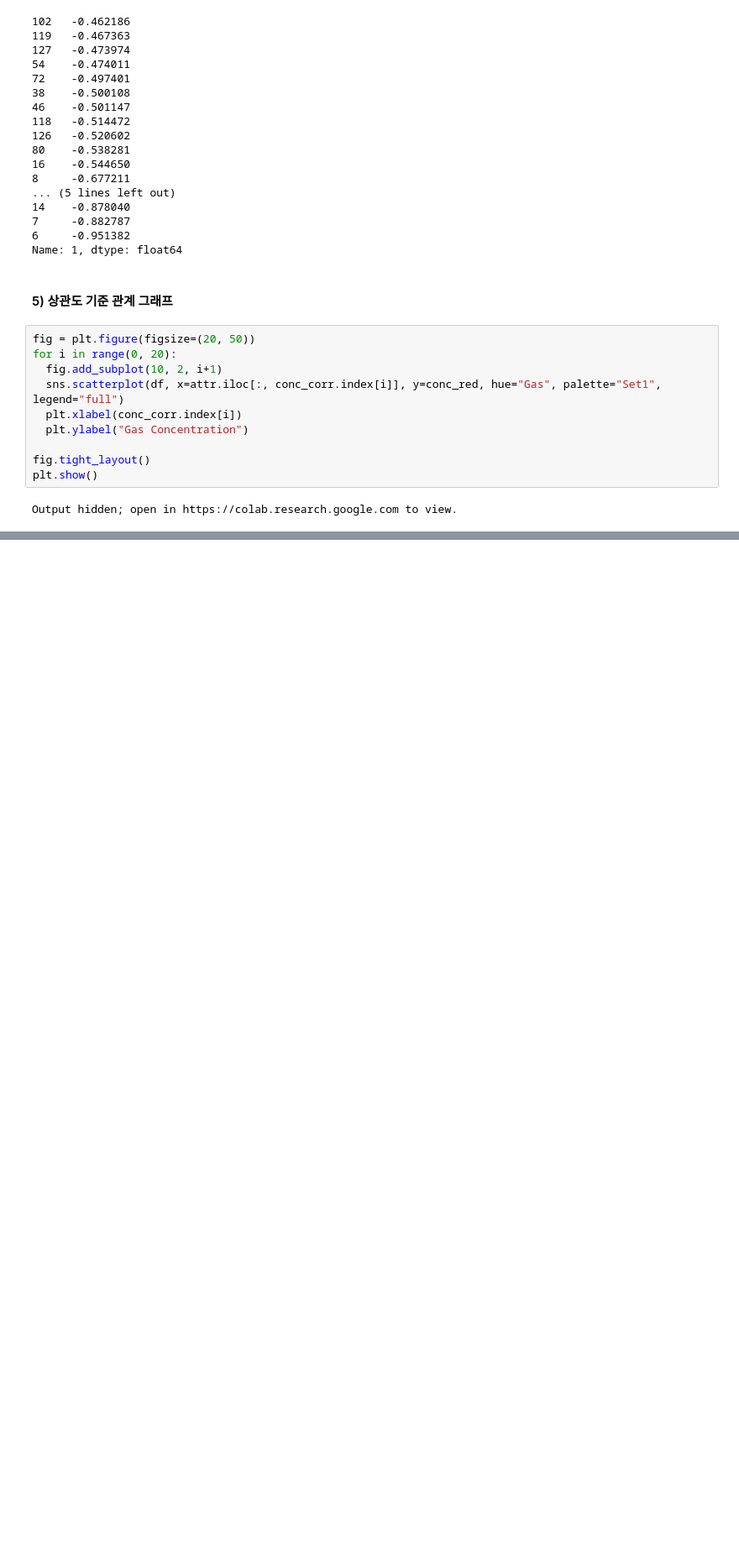
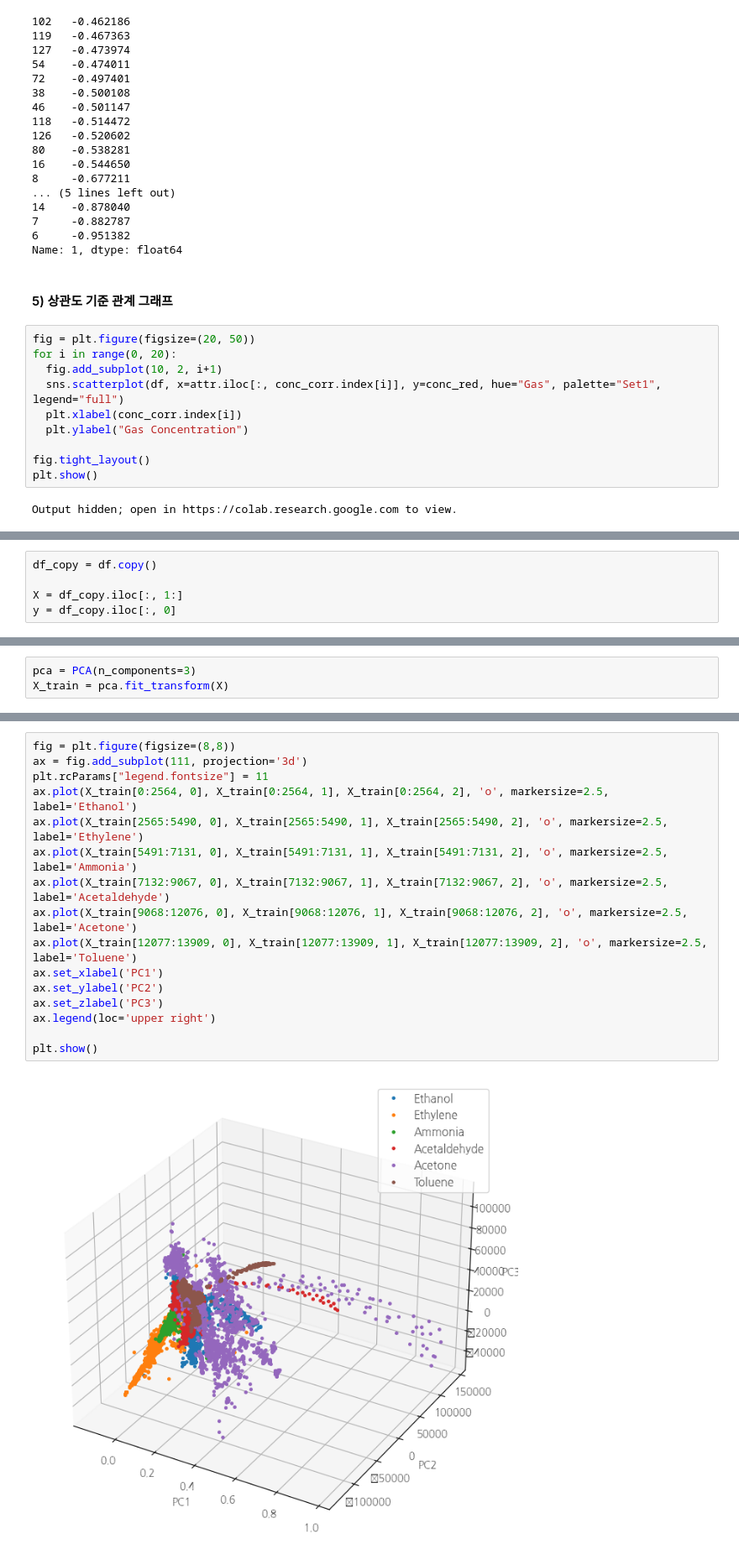
Before and after one commit to yunyun3599/MLStudy, a Jupyter notebook: Data_Anaylsis_And_Machine_Learning/11_gas_sensor_array_drift_at_different_concentrations/gas_sensor_array_drift_at_different_concentrations.ipynb, the cells around one changed output, grey strips where cells are left out. Shown at 84% size. Drawn from its saved outputs; the diff is of its cells as text; blank space fills up the shorter version.

```diff
--- a/Data_Anaylsis_And_Machine_Learning/11_gas_sensor_array_drift_at_different_concentrations/gas_sensor_array_drift_at_different_concentrations.ipynb
+++ b/Data_Anaylsis_And_Machine_Learning/11_gas_sensor_array_drift_at_different_concentrations/gas_sensor_array_drift_at_different_concentrations.ipynb
@@ -285,0 +290,5 @@ Output hidden; open in https://colab.research.google.com to view.
+# %%
+df_copy = df.copy()
+
+X = df_copy.iloc[:, 1:]
+y = df_copy.iloc[:, 0]
@@ -285,0 +316,3 @@ Output hidden; open in https://colab.research.google.com to view.
+# %%
+pca = PCA(n_components=3)
+X_train = pca.fit_transform(X)
@@ -285,0 +323,18 @@ Output hidden; open in https://colab.research.google.com to view.
+# %%
+fig = plt.figure(figsize=(8,8))
+ax = fig.add_subplot(111, projection='3d')
+plt.rcParams["legend.fontsize"] = 11
+ax.plot(X_train[0:2564, 0], X_train[0:2564, 1], X_train[0:2564, 2], 'o', markersize=2.5, label='Ethanol')
+ax.plot(X_train[2565:5490, 0], X_train[2565:5490, 1], X_train[2565:5490, 2], 'o', markersize=2.5, label='Ethylene')
+ax.plot(X_train[5491:7131, 0], X_train[5491:7131, 1], X_train[5491:7131, 2], 'o', markersize=2.5, label='Ammonia')
+ax.plot(X_train[7132:9067, 0], X_train[7132:9067, 1], X_train[7132:9067, 2], 'o', markersize=2.5, label='Acetaldehyde')
+ax.plot(X_train[9068:12076, 0], X_train[9068:12076, 1], X_train[9068:12076, 2], 'o', markersize=2.5, label='Acetone')
+ax.plot(X_train[12077:13909, 0], X_train[12077:13909, 1], X_train[12077:13909, 2], 'o', markersize=2.5, label='Toluene')
+ax.set_xlabel('PC1')
+ax.set_ylabel('PC2')
+ax.set_zlabel('PC3')
+ax.legend(loc='upper right')
+
+plt.show()
+# %% [output]
+[figure, added]
```
Also changed, not shown: parts of 25 cells of this notebook.
